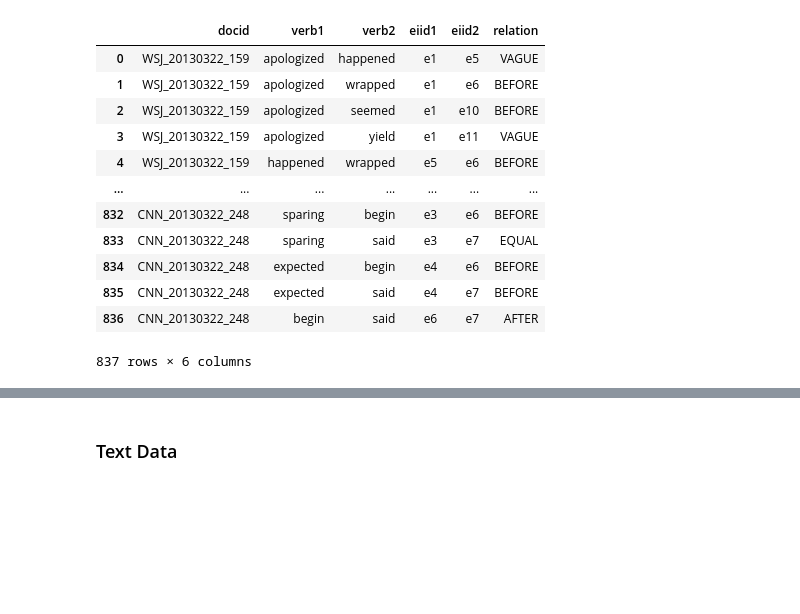
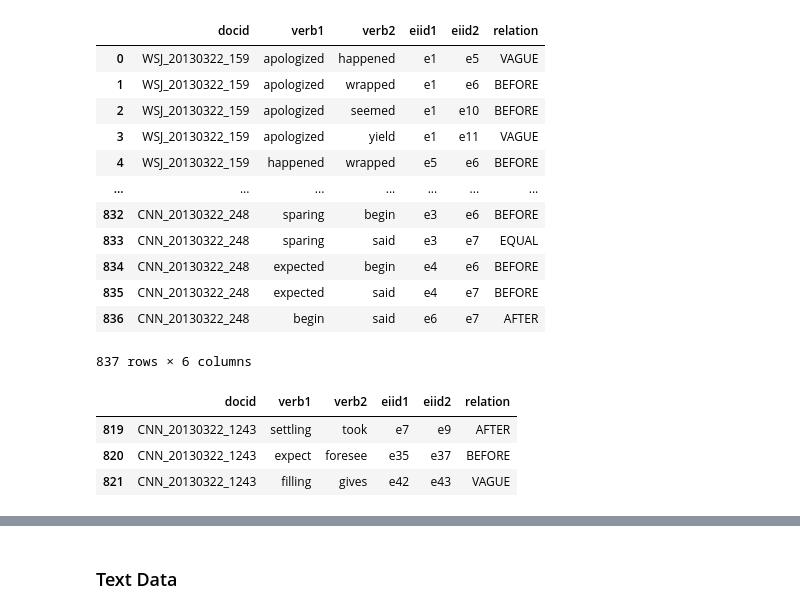
Before and after one commit to MatufA/timeline-extraction, a Jupyter notebook: notebooks/prepare-dataset-for-llm.ipynb, the cells around one changed output, grey strips where cells are left out. Saved outputs shown, nothing was run; the diff lists cells and outputs as text; code cells hidden in the pictures; blank space fills up the shorter version.

```diff
--- a/notebooks/prepare-dataset-for-llm.ipynb
+++ b/notebooks/prepare-dataset-for-llm.ipynb
@@ -44,3 +44,10 @@ platinum_df
 | 835 | CNN_20130322_248 | expected | said | e4 | e7 | BEFORE |
 | 836 | CNN_20130322_248 | begin | said | e6 | e7 | AFTER |
 837 rows × 6 columns
+# %%
+platinum_df[platinum_df.docid == 'CNN_20130322_1243']
+# %% [output]
+|  | docid | verb1 | verb2 | eiid1 | eiid2 | relation |
+| 819 | CNN_20130322_1243 | settling | took | e7 | e9 | AFTER |
+| 820 | CNN_20130322_1243 | expect | foresee | e35 | e37 | BEFORE |
+| 821 | CNN_20130322_1243 | filling | gives | e42 | e43 | VAGUE |
```
Also changed, not shown: parts of 7 cells of this notebook, 2 other files.
